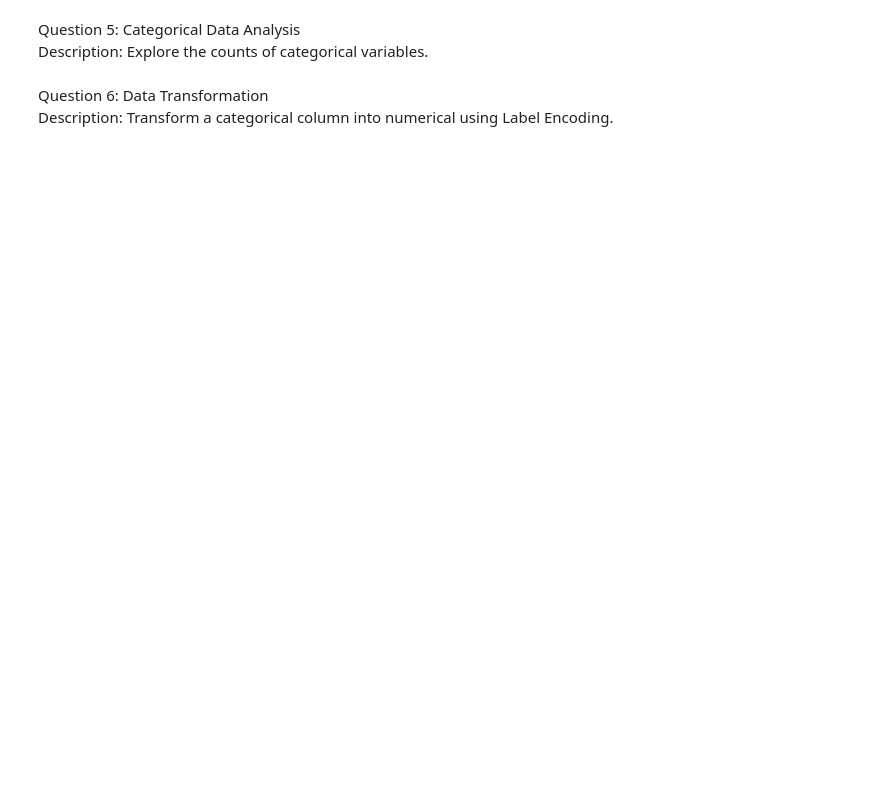
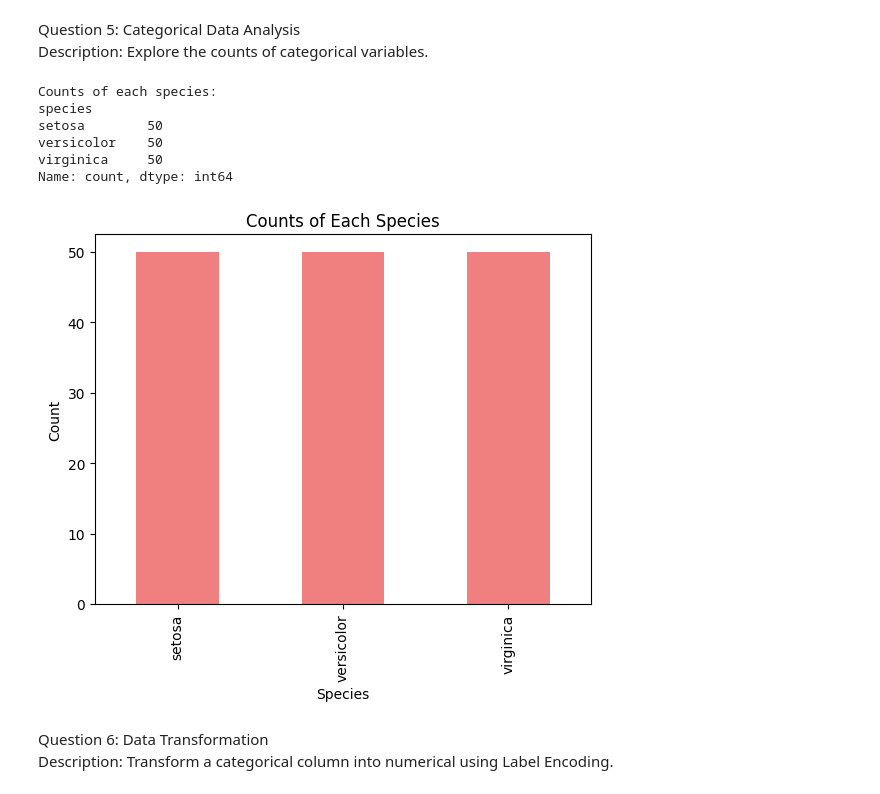
Before and after one commit to Harsha-H-G/AI---ML, a Jupyter notebook: src/Module 4/Introduction to Exploratory Data Analysis (EDA)/q1.ipynb, the cells around one changed output. Drawn from its saved outputs; the diff is of its cells as text; code cells hidden in the pictures; blank space fills up the shorter version.

```diff
--- a/src/Module 4/Introduction to Exploratory Data Analysis (EDA)/q1.ipynb
+++ b/src/Module 4/Introduction to Exploratory Data Analysis (EDA)/q1.ipynb
@@ -32,3 +101,30 @@ Description: Explore the counts of categorical variables.
+# %%
+# Explore the counts of categorical variables in the Iris dataset
+
+# The Iris dataset's categorical variable is 'target' (species)
+# Map target numbers to species names for clarity
+df['species'] = df['target'].map({0: 'setosa', 1: 'versicolor', 2: 'virginica'})
+
+# Count occurrences of each species
+species_counts = df['species'].value_counts()
+print("Counts of each species:")
+print(species_counts)
+
+# Visualize the counts with a bar plot
+import matplotlib.pyplot as plt
+species_counts.plot(kind='bar', color='lightcoral')
+plt.title('Counts of Each Species')
+plt.xlabel('Species')
+plt.ylabel('Count')
+plt.show()
+# %% [output]
+Counts of each species:
+species
+setosa        50
+versicolor    50
+virginica     50
+Name: count, dtype: int64
+[figure, added]
 # %% [markdown]
 Question 6: Data Transformation
 <br>
```
Also changed, not shown: parts of 19 cells of this notebook, 2 other files.
